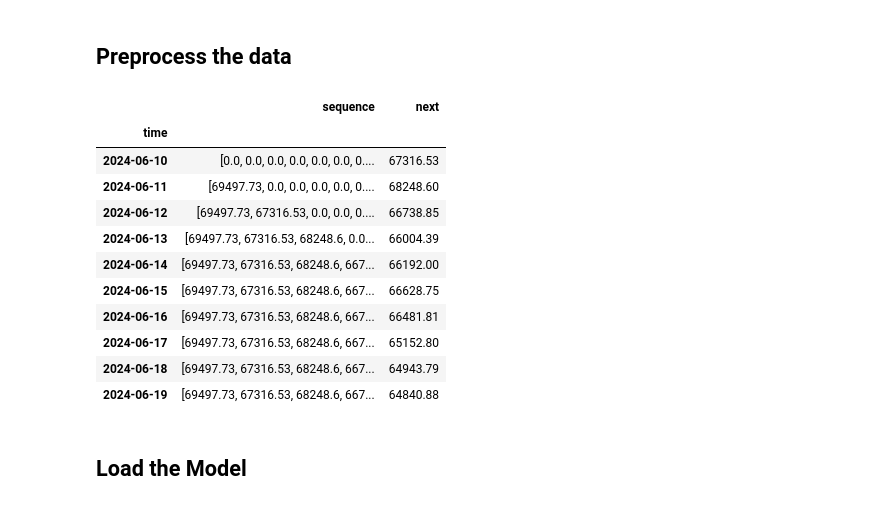
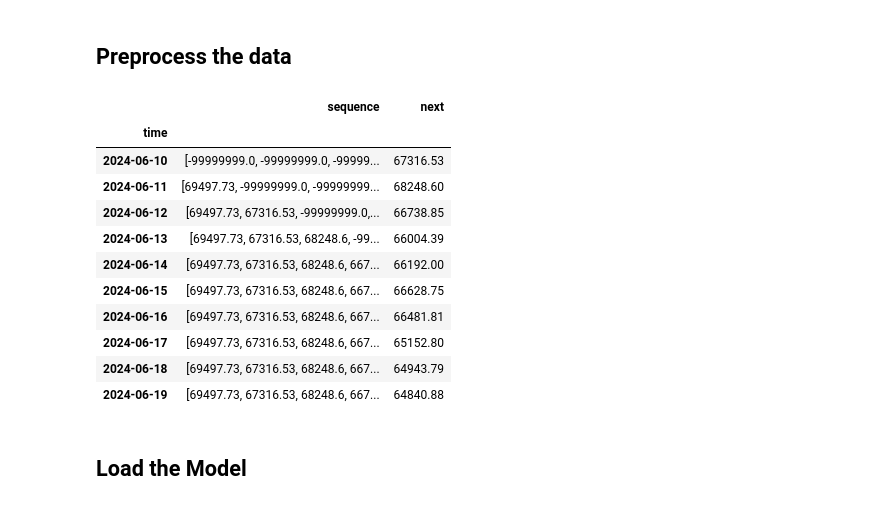
Before and after one commit to matteoshafer/cryptoTrading_fork, a Jupyter notebook: training notebooks/transformer.ipynb, the cells around one changed output. Saved outputs shown, nothing was run; the diff lists cells and outputs as text; code cells hidden in the pictures.

```diff
--- a/training notebooks/transformer.ipynb
+++ b/training notebooks/transformer.ipynb
@@ -118,35 +124,27 @@ Sequence the data to make it predict the next price
 # %% [markdown]
 ## Preprocess the data
 # %%
-def sequence(column, index):
-    if index == len(column)-1:
-        return column.values[:index].tolist(), column.values[-1]
-    if index < len(column):
-        return column.values[:index].tolist(), column.values[index+1]
-    raise ValueError(f'Index = {index} ≥ Length = {len(column)}')
-
 seqs = []
 nexts = []
 for i in range(len(daily_data)):
     try:
         seq, next = sequence(daily_data['close'], i)
         seqs.append(seq)
         nexts.append(next)
     except Exception as e:
         print(f'Error at {i} Exception:', e)
 
 seqs = [padding(seq, len(daily_data)) for seq in seqs]
-
 daily_data['sequence'] = seqs
 daily_data['next'] = nexts
 daily_data[['sequence', 'next']].head(10)
 # %% [output]
 |  | sequence | next |
 | time |  |  |
-| 2024-06-10 | [0.0, 0.0, 0.0, 0.0, 0.0, 0.0, 0.... | 67316.53 |
-| 2024-06-11 | [69497.73, 0.0, 0.0, 0.0, 0.0, 0.... | 68248.60 |
-| 2024-06-12 | [69497.73, 67316.53, 0.0, 0.0, 0.... | 66738.85 |
-| 2024-06-13 | [69497.73, 67316.53, 68248.6, 0.0... | 66004.39 |
+| 2024-06-10 | [-99999999.0, -99999999.0, -99999... | 67316.53 |
+| 2024-06-11 | [69497.73, -99999999.0, -99999999... | 68248.60 |
+| 2024-06-12 | [69497.73, 67316.53, -99999999.0,... | 66738.85 |
+| 2024-06-13 | [69497.73, 67316.53, 68248.6, -99... | 66004.39 |
 | 2024-06-14 | [69497.73, 67316.53, 68248.6, 667... | 66192.00 |
 | 2024-06-15 | [69497.73, 67316.53, 68248.6, 667... | 66628.75 |
 | 2024-06-16 | [69497.73, 67316.53, 68248.6, 667... | 66481.81 |
```
Also changed, not shown: parts of 14 cells of this notebook, 4 other files.
